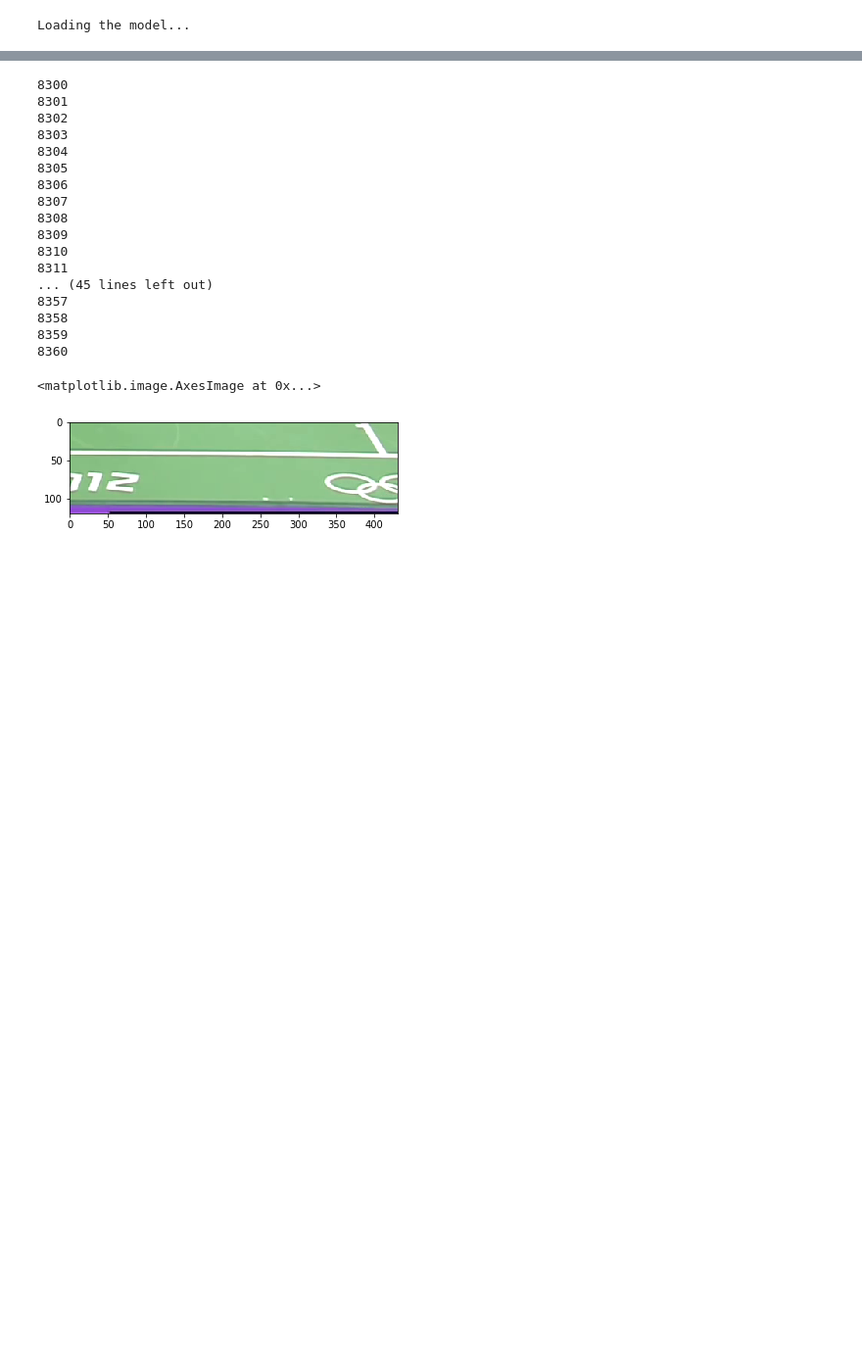
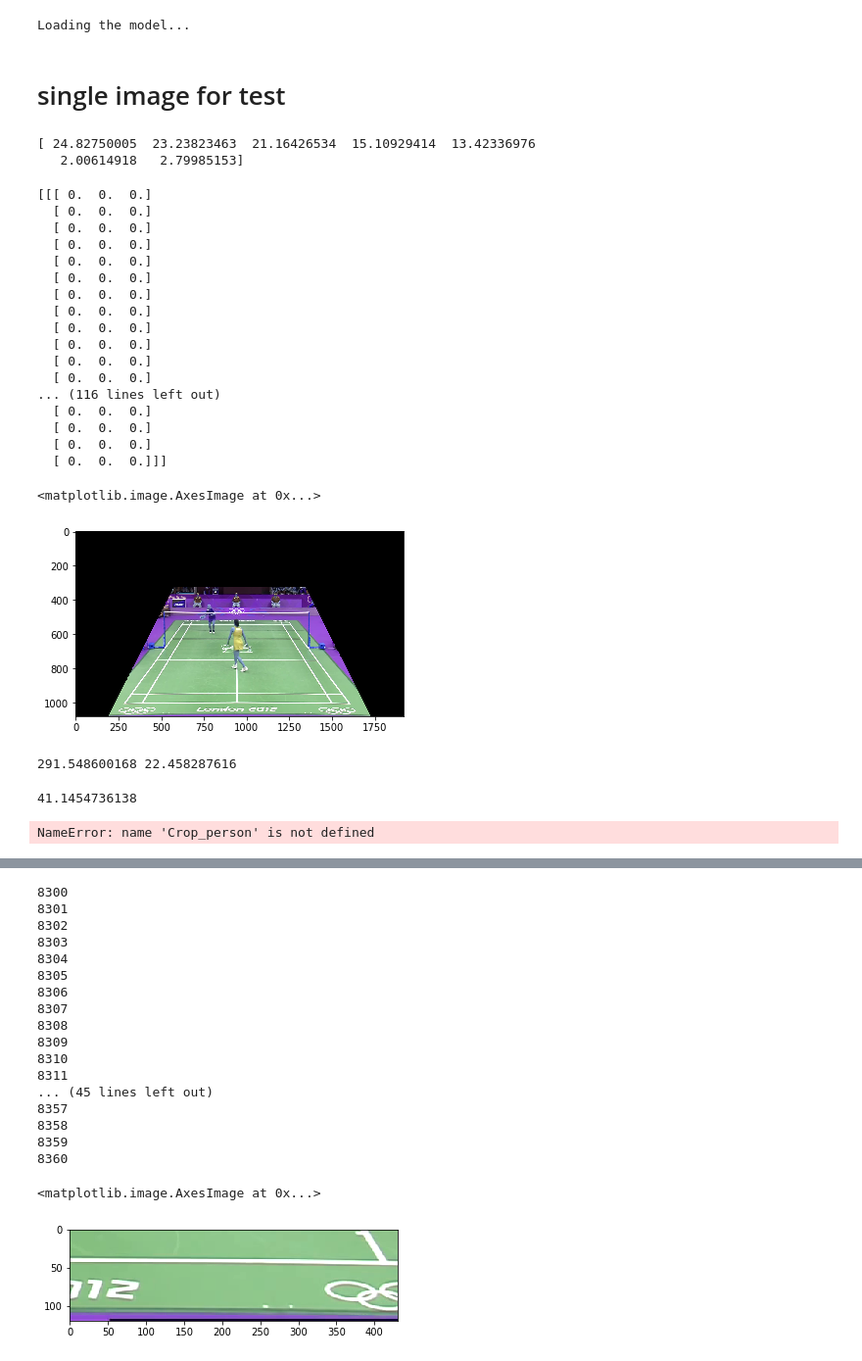
Before and after one commit to dychi/Chainer_Realtime_Multi-Person_Pose_Estimation, a Jupyter notebook: crop_person.ipynb, the cells around one changed output, grey strips where cells are left out. Shown: that part at 98% size. Drawn from its saved outputs; the diff is of its cells as text; code cells hidden in the pictures; blank space fills up the shorter version.

```diff
--- a/crop_person.ipynb
+++ b/crop_person.ipynb
@@ -35,3 +35,43 @@ def select_region(image):
 pose_detector = PoseDetector("posenet", "models/coco_posenet.npz", device=0, precise=True)
 # %% [output]
 Loading the model...
+# %% [markdown]
+# single image for test
+# %%
+# read image
+img = cv2.imread('./data/youtube/img_08316.png')
+# select detection area
+img, mask = select_region(img)
+# inference
+poses, scores = pose_detector(img) # posesはscoreが高い順
+print(scores)
+# %% [output]
+[ 24.82750005  23.23823463  21.16426534  15.10929414  13.42336976
+   2.00614918   2.79985153]
+# %%
+# res_img = cv2.addWeighted(img, 0.6, draw_person_pose(img, poses), 0.4, 0)
+# draw keypoint
+# img = draw_person_pose(img, poses)
+poses, scores = pose_detector.detect_precise(img) # posesはscoreが高い順
+print(poses)
+plt.imshow(img)
+# %% [output]
+[[[ 0.  0.  0.]
+  [ 0.  0.  0.]
+  [ 0.  0.  0.]
+  [ 0.  0.  0.]
+  [ 0.  0.  0.]
+  [ 0.  0.  0.]
+  [ 0.  0.  0.]
+  [ 0.  0.  0.]
+  [ 0.  0.  0.]
+  [ 0.  0.  0.]
+  [ 0.  0.  0.]
+  [ 0.  0.  0.]
+... (116 lines left out)
+  [ 0.  0.  0.]
+  [ 0.  0.  0.]
+  [ 0.  0.  0.]
+  [ 0.  0.  0.]]]
+<matplotlib.image.AxesImage at 0x...>
+[figure, added]
@@ -37,0 +91,16 @@ Loading the model...
+# %%
+# compare unit_length
+unit_0 = pose_detector.get_unit_length(poses[0])
+unit_1 = pose_detector.get_unit_length(poses[1])
+print(unit_0, unit_1)
+# %% [output]
+291.548600168 22.458287616
+# %%
+# detect bottom player(0:bottom, 1:top player)
+cropped_img_b = Crop_person(img, poses[0], unit_0)
+if cropped_img_b is not None:
+    crop_img_b = img[bbox_b[1]:bbox_b[3], bbox_b[0]:bbox_b[2]] #bbox=(x_lefttop,y)
+    cv2.imwrite('./data/0/crop_{:d}.png'.format(i), crop_img_b)
+# %% [output]
+41.1454736138
+NameError: name 'Crop_person' is not defined
```
Also changed, not shown: parts of 4 cells of this notebook, 2 other files.
